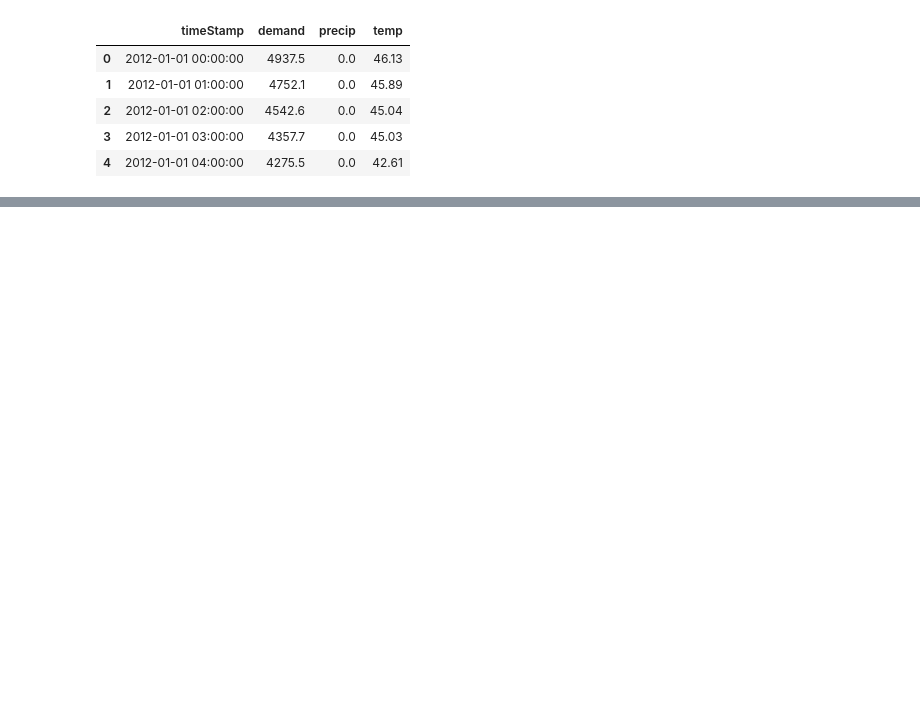
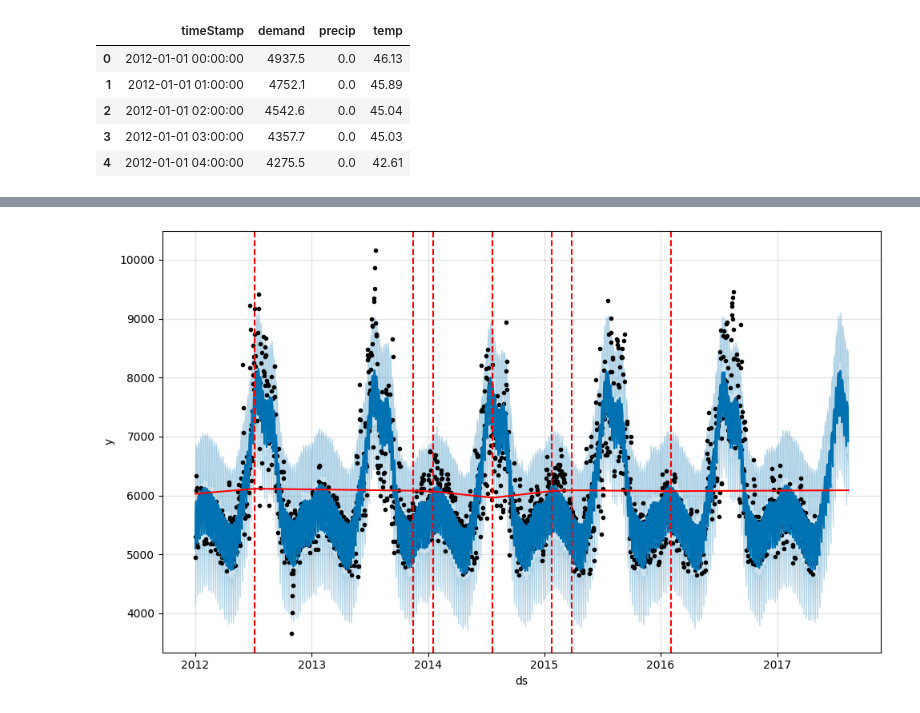
Before and after one commit to Aifedayo/Time-Series-Forecasting, a Jupyter notebook: src/notebook/timeseries_using_prophet.ipynb, the cells around one changed output, grey strips where cells are left out. Drawn from its saved outputs; the diff is of its cells as text; code cells hidden in the pictures; blank space fills up the shorter version.

Commit message:
changepoints

```diff
--- a/src/notebook/timeseries_using_prophet.ipynb
+++ b/src/notebook/timeseries_using_prophet.ipynb
@@ -19,0 +170,5 @@ df.head()
+# %%
+fig = m.plot(forecast)
+a = add_changepoints_to_plot(fig.gca(), m, forecast)
+# %% [output]
+[figure, added]
```
Also changed, not shown: parts of 22 cells of this notebook.
